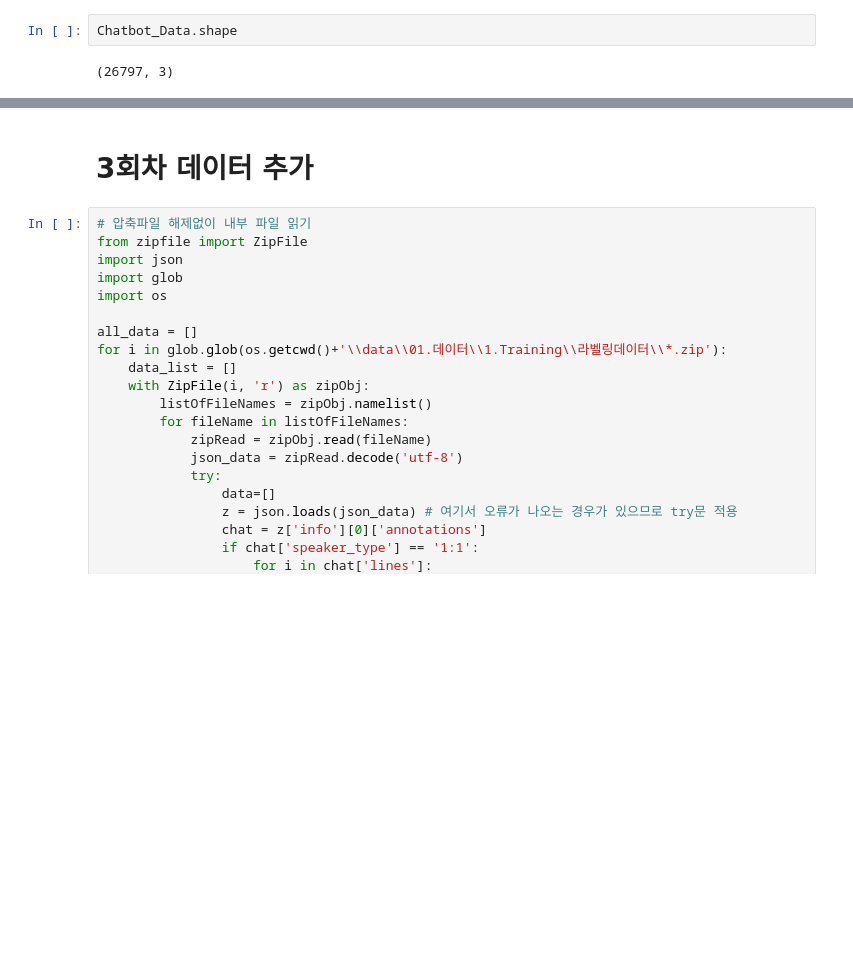
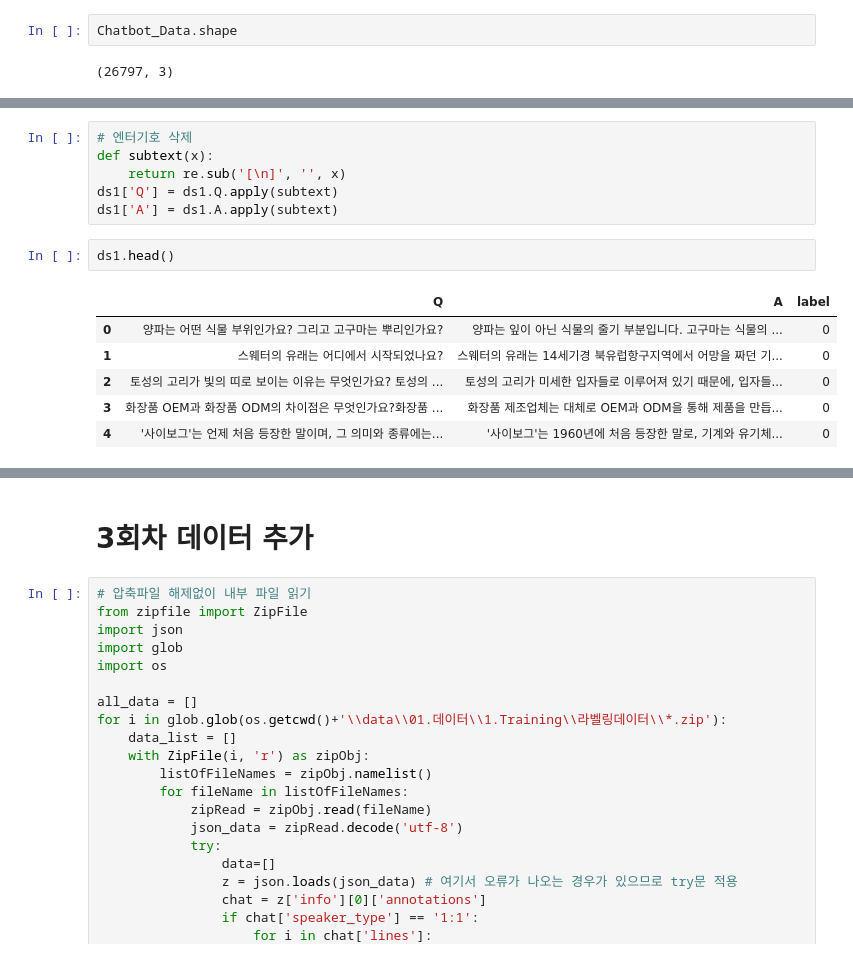
Before and after one commit to kimpubao/FinalProject, a Jupyter notebook: gpt.ipynb, the cells around one changed output, grey strips where cells are left out. Drawn from its saved outputs; the diff is of its cells as text; blank space fills up the shorter version.

```diff
--- a/gpt.ipynb
+++ b/gpt.ipynb
@@ -128,0 +155,15 @@ Chatbot_Data.shape
+# %%
+# 엔터기호 삭제
+def subtext(x):
+    return re.sub('[\n]', '', x)
+ds1['Q'] = ds1.Q.apply(subtext)
+ds1['A'] = ds1.A.apply(subtext)
+# %%
+ds1.head()
+# %% [output]
+|  | Q | A | label |
+| 0 | 양파는 어떤 식물 부위인가요? 그리고 고구마는 뿌리인가요? | 양파는 잎이 아닌 식물의 줄기 부분입니다. 고구마는 식물의 ... | 0 |
+| 1 | 스웨터의 유래는 어디에서 시작되었나요? | 스웨터의 유래는 14세기경 북유럽항구지역에서 어망을 짜던 기... | 0 |
+| 2 | 토성의 고리가 빛의 띠로 보이는 이유는 무엇인가요? 토성의 ... | 토성의 고리가 미세한 입자들로 이루어져 있기 때문에, 입자들... | 0 |
+| 3 | 화장품 OEM과 화장품 ODM의 차이점은 무엇인가요?화장품 ... | 화장품 제조업체는 대체로 OEM과 ODM을 통해 제품을 만듭... | 0 |
+| 4 | '사이보그'는 언제 처음 등장한 말이며, 그 의미와 종류에는... | '사이보그'는 1960년에 처음 등장한 말로, 기계와 유기체... | 0 |
```
Also changed, not shown: parts of 39 cells of this notebook.
